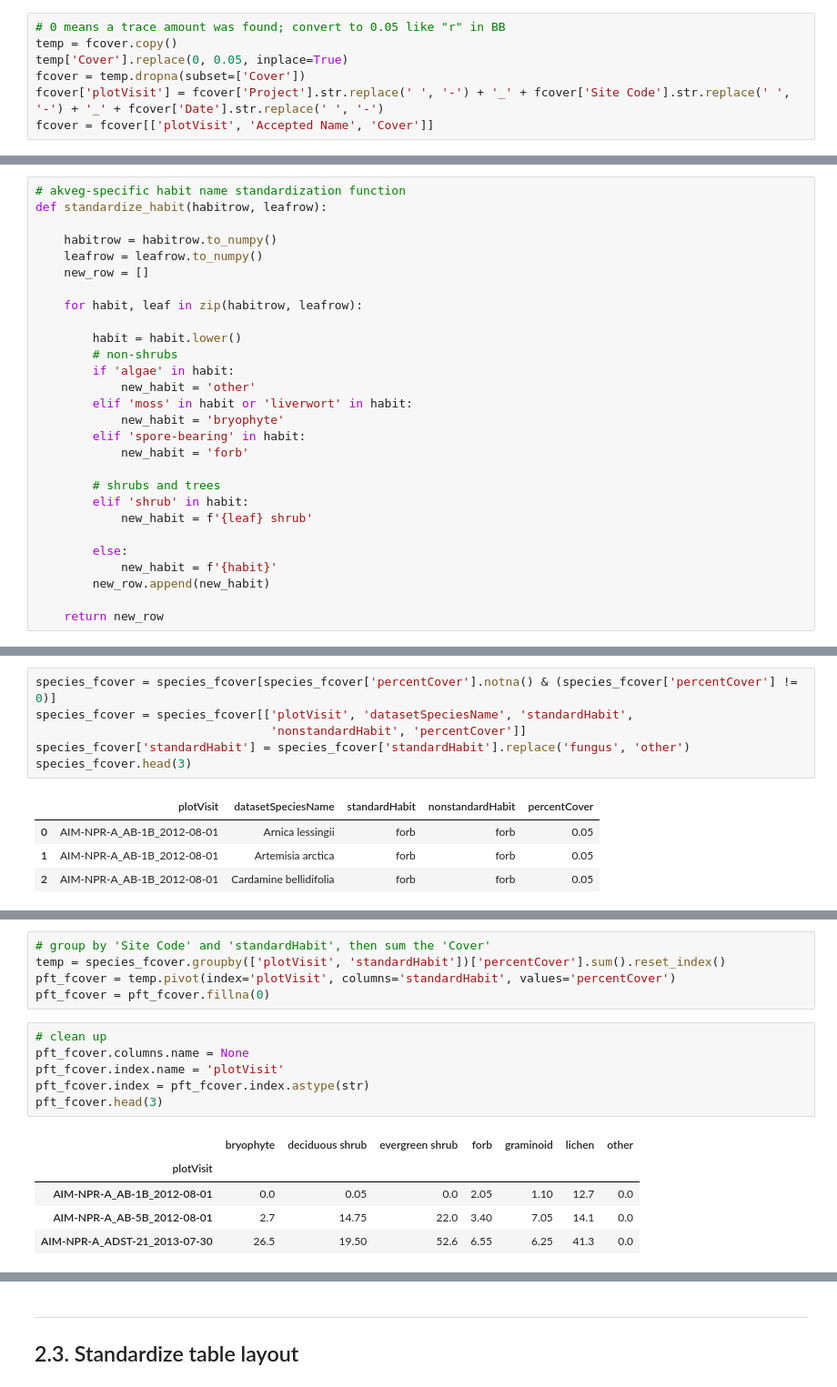
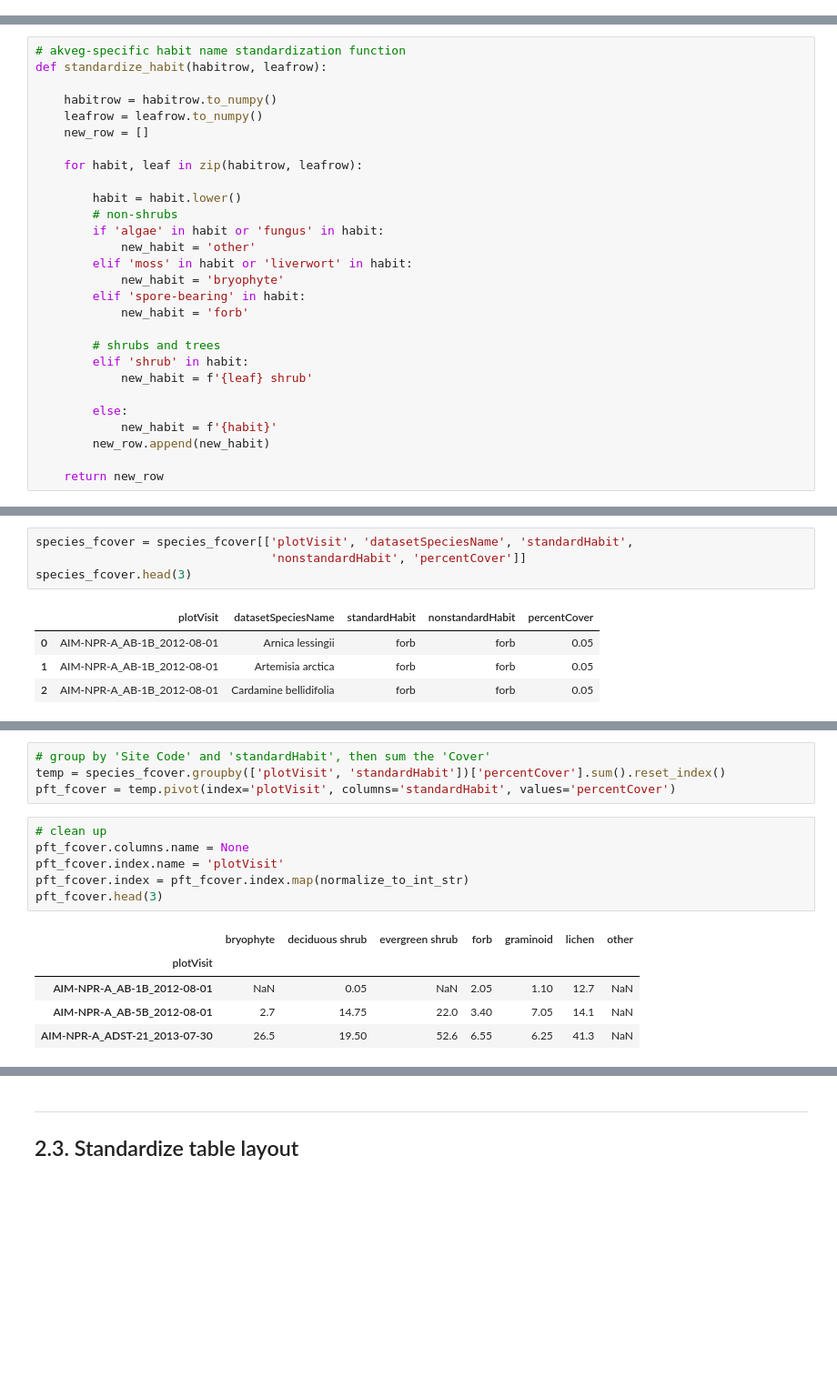
Before and after one commit to climatemodeling/pavc, a Jupyter notebook: akveg/standardize_akveg.ipynb, the cells around one changed output, grey strips where cells are left out. Shown at 91% size. Saved outputs shown, nothing was run; the diff lists cells and outputs as text; blank space fills up the shorter version.

```diff
--- a/akveg/standardize_akveg.ipynb
+++ b/akveg/standardize_akveg.ipynb
@@ -74,7 +93,0 @@ len(fcover['Site Code'].unique())
-# %%
-# 0 means a trace amount was found; convert to 0.05 like "r" in BB
-temp = fcover.copy()
-temp['Cover'].replace(0, 0.05, inplace=True)
-fcover = temp.dropna(subset=['Cover'])
-fcover['plotVisit'] = fcover['Project'].str.replace(' ', '-') + '_' + fcover['Site Code'].str.replace(' ', '-') + '_' + fcover['Date'].str.replace(' ', '-')
-fcover = fcover[['plotVisit', 'Accepted Name', 'Cover']]
@@ -275,7 +261,7 @@ def standardize_habit(habitrow, leafrow):
 
         habit = habit.lower()
         # non-shrubs
-        if 'algae' in habit:
+        if 'algae' in habit or 'fungus' in habit:
             new_habit = 'other'
         elif 'moss' in habit or 'liverwort' in habit:
             new_habit = 'bryophyte'
@@ -325,8 +315,6 @@ species_fcover.head(3)
 # %%
-species_fcover = species_fcover[species_fcover['percentCover'].notna() & (species_fcover['percentCover'] != 0)]
 species_fcover = species_fcover[['plotVisit', 'datasetSpeciesName', 'standardHabit',
                                  'nonstandardHabit', 'percentCover']]
-species_fcover['standardHabit'] = species_fcover['standardHabit'].replace('fungus', 'other')
 species_fcover.head(3)
 # %% [output]
 |  | plotVisit | datasetSpeciesName | standardHabit | nonstandardHabit | percentCover |
@@ -340,16 +325,15 @@ species_fcover.to_csv(f'output_data/{source}_nonstandard_species_fcover.csv', in
 # group by 'Site Code' and 'standardHabit', then sum the 'Cover'
 temp = species_fcover.groupby(['plotVisit', 'standardHabit'])['percentCover'].sum().reset_index()
 pft_fcover = temp.pivot(index='plotVisit', columns='standardHabit', values='percentCover')
-pft_fcover = pft_fcover.fillna(0)
 # %%
 # clean up
 pft_fcover.columns.name = None
 pft_fcover.index.name = 'plotVisit'
-pft_fcover.index = pft_fcover.index.astype(str)
+pft_fcover.index = pft_fcover.index.map(normalize_to_int_str)
 pft_fcover.head(3)
 # %% [output]
 |  | bryophyte | deciduous shrub | evergreen shrub | forb | graminoid | lichen | other |
 | plotVisit |  |  |  |  |  |  |  |
-| AIM-NPR-A_AB-1B_2012-08-01 | 0.0 | 0.05 | 0.0 | 2.05 | 1.10 | 12.7 | 0.0 |
-| AIM-NPR-A_AB-5B_2012-08-01 | 2.7 | 14.75 | 22.0 | 3.40 | 7.05 | 14.1 | 0.0 |
-| AIM-NPR-A_ADST-21_2013-07-30 | 26.5 | 19.50 | 52.6 | 6.55 | 6.25 | 41.3 | 0.0 |
+| AIM-NPR-A_AB-1B_2012-08-01 | NaN | 0.05 | NaN | 2.05 | 1.10 | 12.7 | NaN |
+| AIM-NPR-A_AB-5B_2012-08-01 | 2.7 | 14.75 | 22.0 | 3.40 | 7.05 | 14.1 | NaN |
+| AIM-NPR-A_ADST-21_2013-07-30 | 26.5 | 19.50 | 52.6 | 6.55 | 6.25 | 41.3 | NaN |
```
Also changed, not shown: parts of 34 cells of this notebook, 6 other files.
